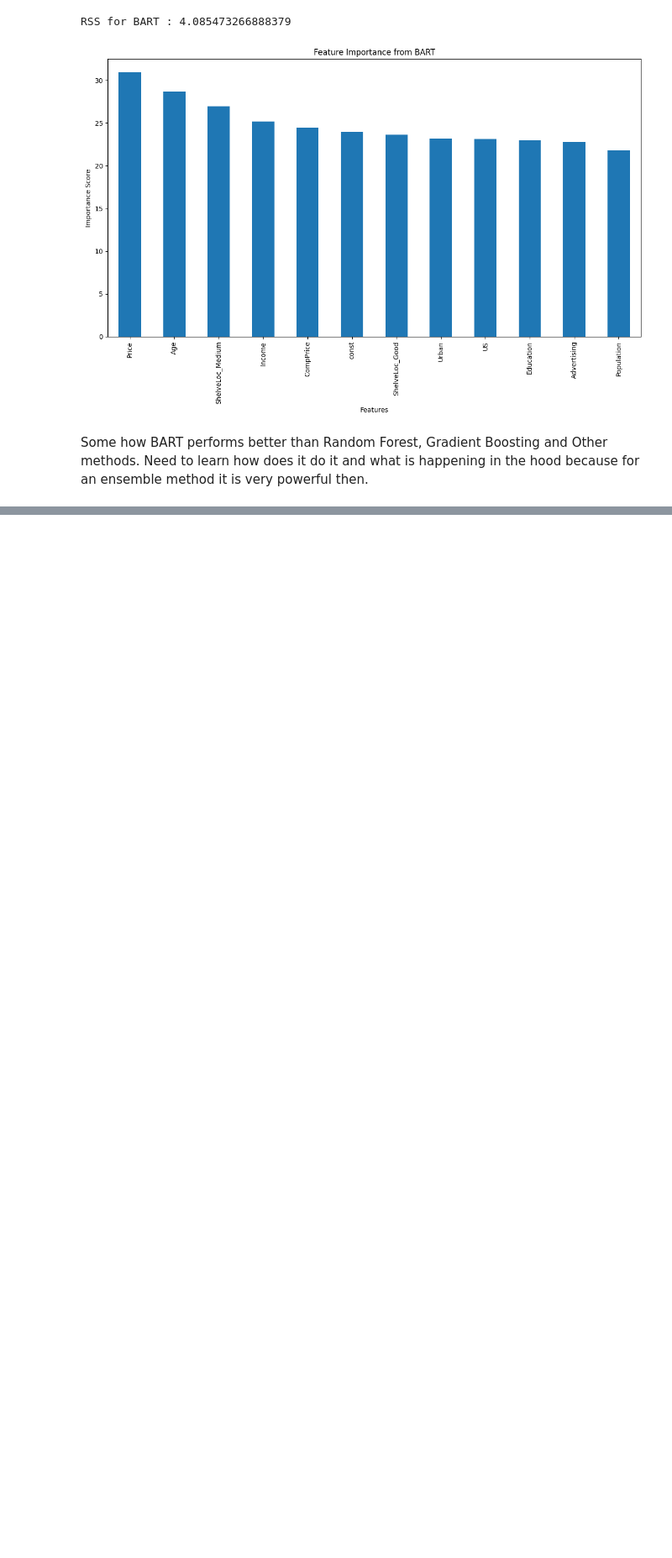
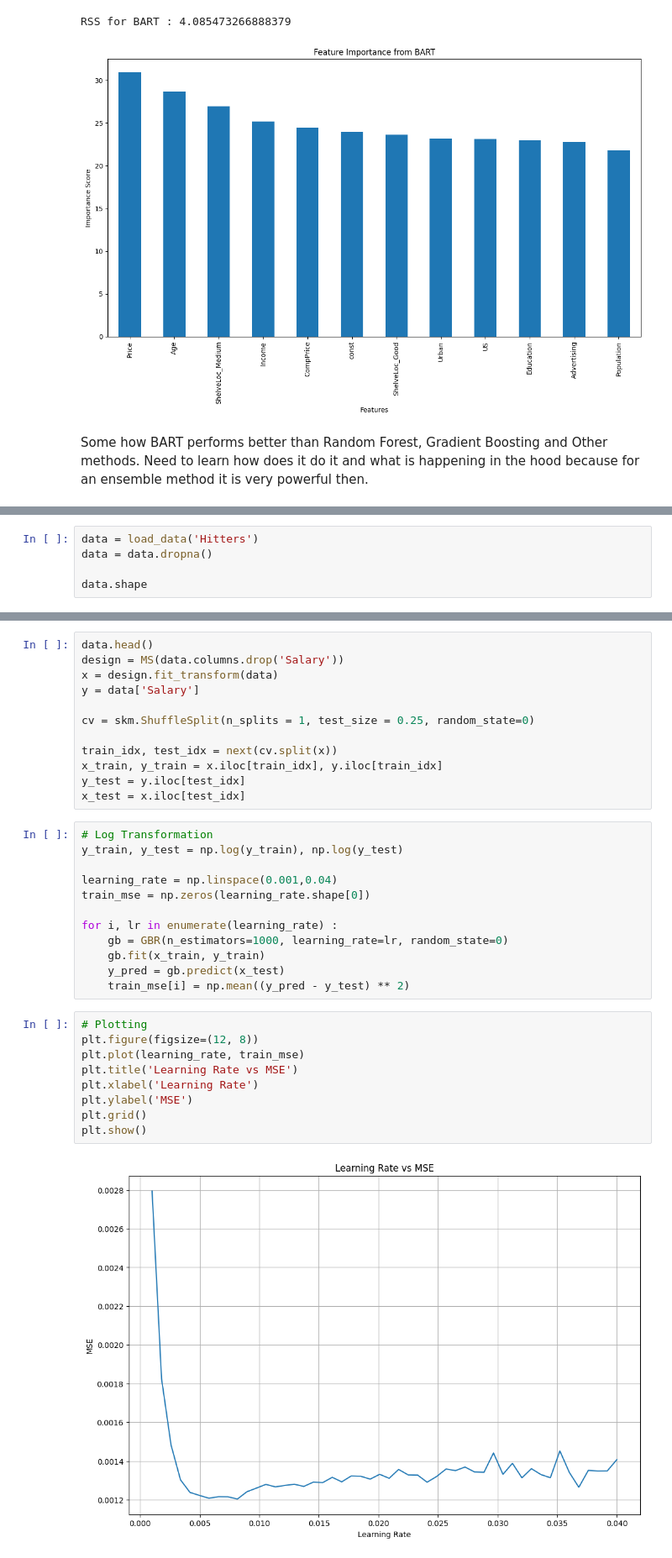
Before and after one commit to kkkamur07/ISL-Learning, a Jupyter notebook: Tree/tree-questions.ipynb, the cells around one changed output, grey strips where cells are left out. Shown: that part at 84% size. Saved outputs shown, nothing was run; the diff lists cells and outputs as text; blank space fills up the shorter version.

```diff
--- a/Tree/tree-questions.ipynb
+++ b/Tree/tree-questions.ipynb
@@ -287,0 +396,5 @@ Some how BART performs better than Random Forest, Gradient Boosting and Other me
+# %%
+data = load_data('Hitters')
+data = data.dropna()
+
+data.shape
@@ -287,0 +403,35 @@ Some how BART performs better than Random Forest, Gradient Boosting and Other me
+# %%
+data.head()
+design = MS(data.columns.drop('Salary'))
+x = design.fit_transform(data)
+y = data['Salary']
+
+cv = skm.ShuffleSplit(n_splits = 1, test_size = 0.25, random_state=0)
+
+train_idx, test_idx = next(cv.split(x))
+x_train, y_train = x.iloc[train_idx], y.iloc[train_idx]
+y_test = y.iloc[test_idx]
+x_test = x.iloc[test_idx]
+# %%
+# Log Transformation
+y_train, y_test = np.log(y_train), np.log(y_test)
+
+learning_rate = np.linspace(0.001,0.04)
+train_mse = np.zeros(learning_rate.shape[0])
+
+for i, lr in enumerate(learning_rate) :
+    gb = GBR(n_estimators=1000, learning_rate=lr, random_state=0)
+    gb.fit(x_train, y_train)
+    y_pred = gb.predict(x_test)
+    train_mse[i] = np.mean((y_pred - y_test) ** 2)
+# %%
+# Plotting
+plt.figure(figsize=(12, 8))
+plt.plot(learning_rate, train_mse)
+plt.title('Learning Rate vs MSE')
+plt.xlabel('Learning Rate')
+plt.ylabel('MSE')
+plt.grid()
+plt.show()
+# %% [output]
+[figure, added]
```
Also changed, not shown: parts of 28 cells of this notebook, 1 other file.
